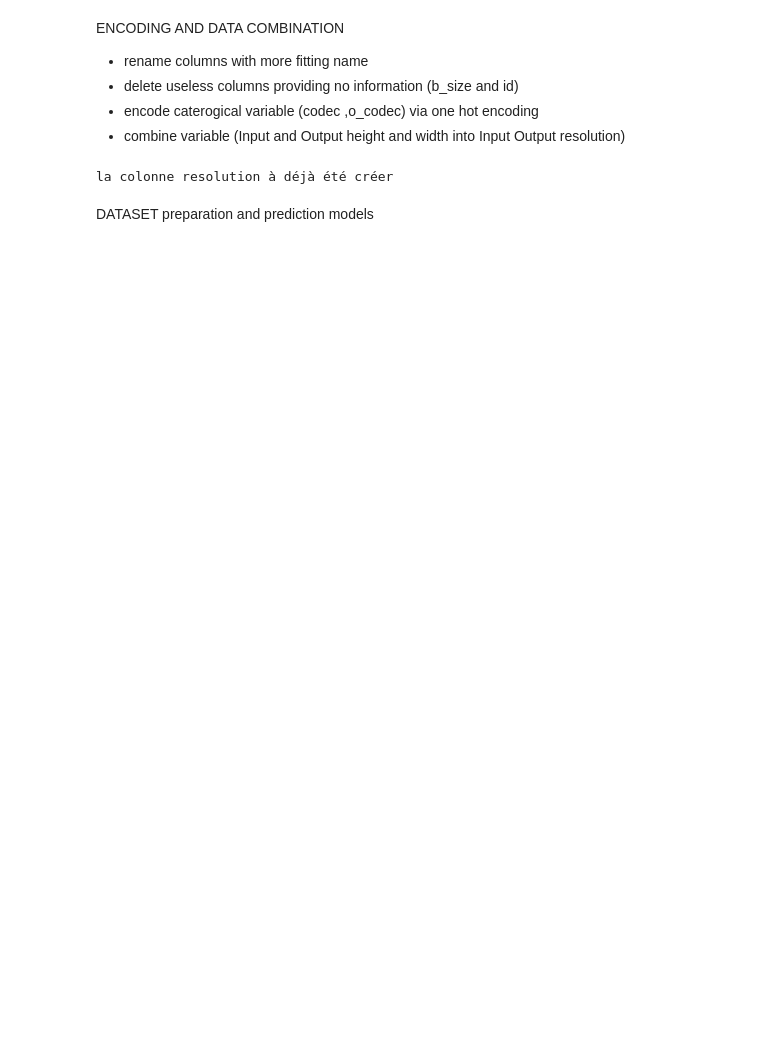
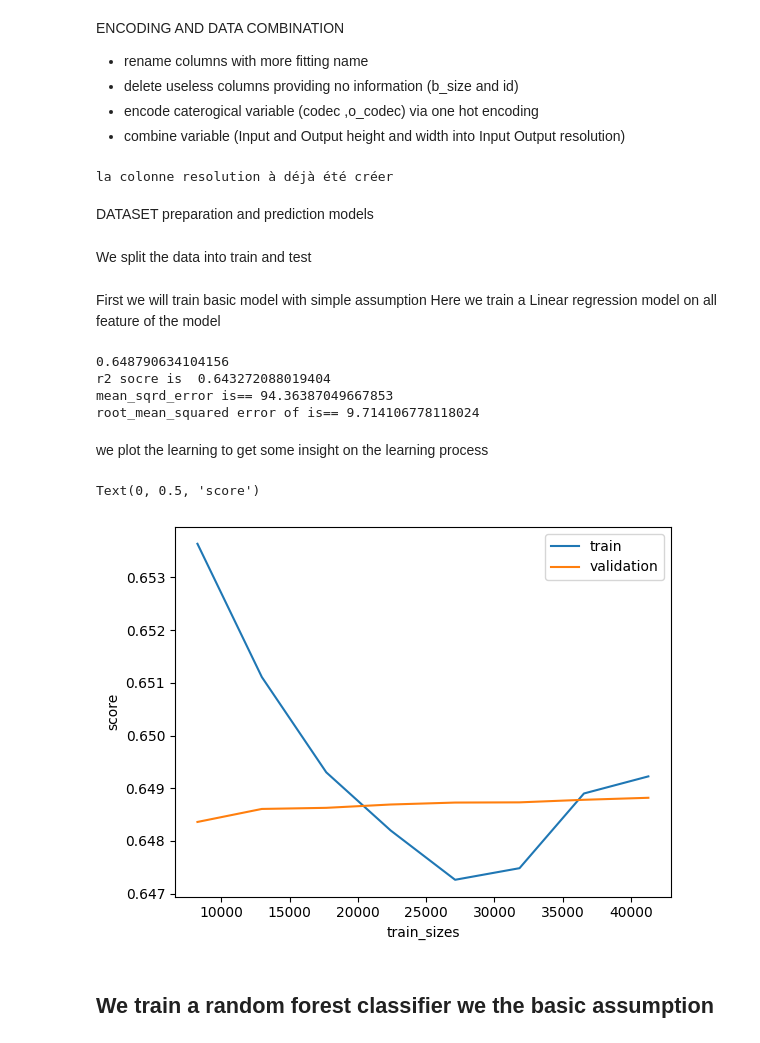
Before and after one commit to foulde/python_project, a Jupyter notebook: model_transcoding_mesurment.ipynb, the cells around one changed output. Cells and saved outputs as stored; diff of their text form; code cells hidden in the pictures; blank space fills up the shorter version.

```diff
--- a/model_transcoding_mesurment.ipynb
+++ b/model_transcoding_mesurment.ipynb
@@ -89,0 +92,61 @@ DATASET preparation and prediction models
+# %%
+Y = df_transcoding_mesurment['transcoding_time']
+X=df_transcoding_mesurment.drop('transcoding_time', axis=1)
+# %% [markdown]
+We split the data into train and test
+# %%
+from sklearn.model_selection import train_test_split
+# splitting the data
+x_train, x_test, y_train, y_test = train_test_split(X, Y, test_size = 0.25, random_state = 42)
+# %% [markdown]
+First we will train basic model with simple assumption
+Here we train a Linear regression model on all feature of the model
+# %%
+# importing module
+from sklearn.linear_model import LinearRegression
+from sklearn.model_selection import cross_val_score
+
+# creating an object of LinearRegression class
+LR = LinearRegression()
+# fitting the training data
+LR.fit(x_train,y_train)
+
+# finally, if we execute this then our model will be ready, now we have x_test data we use this data for the prediction of profit.
+
+y_prediction =  LR.predict(x_test)
+y_prediction
+print(np.array(cross_val_score(LR, x_train, y_train, cv=20)).mean())
+
+from sklearn.metrics import r2_score
+from sklearn.metrics import mean_squared_error
+
+score=r2_score(y_test,y_prediction)
+print('r2 socre is ',score)
+print('mean_sqrd_error is==',mean_squared_error(y_test,y_prediction))
+print('root_mean_squared error of is==',np.sqrt(mean_squared_error(y_test,y_prediction)))
+# %% [output]
+0.648790634104156
+r2 socre is  0.643272088019404
+mean_sqrd_error is== 94.36387049667853
+root_mean_squared error of is== 9.714106778118024
+# %% [markdown]
+we plot the learning to get some insight on the learning process
+# %%
+from sklearn.model_selection import learning_curve
+
+
+train_sizes, train_scores, test_scores=learning_curve(LR,x_train,y_train,train_sizes=np.linspace(0.2,1.0,8), cv=5)
+
+# print(N)
+
+plt.plot(train_sizes,train_scores.mean(axis=1),label='train')
+plt.plot(train_sizes,test_scores.mean(axis=1),label='validation')
+plt.legend()
+plt.xlabel('train_sizes')
+plt.ylabel('score')
+# %% [output]
+Text(0, 0.5, 'score')
+[figure, added]
+# %% [markdown]
+We train a random forest classifier we the basic assumption
+-
```
Also changed, not shown: parts of 28 cells of this notebook.
